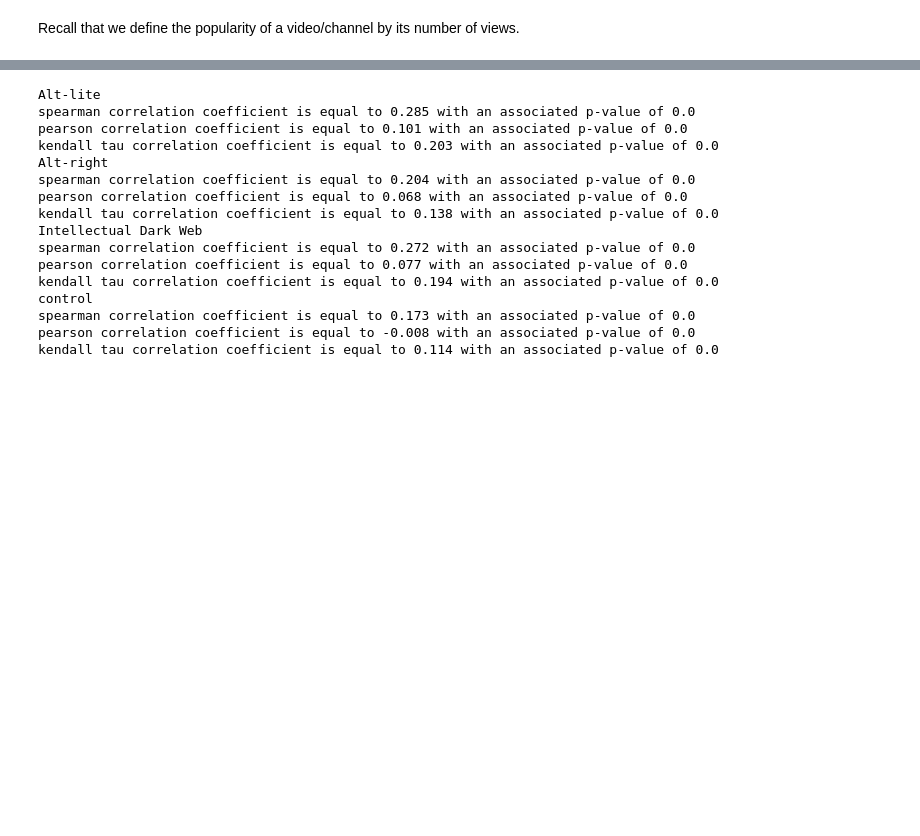
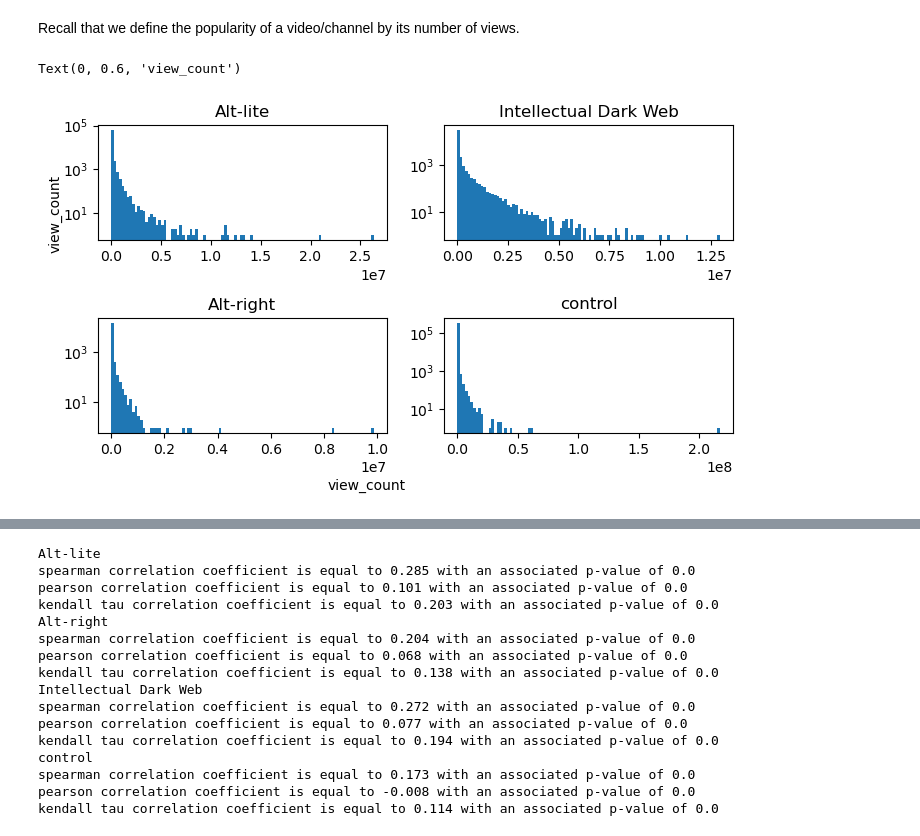
Before and after one commit to epfl-ada/ada-2022-project-strauss, a Jupyter notebook: toxic_communities.ipynb, the cells around one changed output, grey strips where cells are left out. Saved outputs shown, nothing was run; the diff lists cells and outputs as text; code cells hidden in the pictures; blank space fills up the shorter version.

```diff
--- a/toxic_communities.ipynb
+++ b/toxic_communities.ipynb
@@ -170,3 +165,23 @@ Nice that means that although they are extreme groups, the model detoxify doesn'
 Recall that we define the popularity of a video/channel by its number of views.
 # %%
 #we will do it among extreme groups, else we would need to normalize??? Maybe that would've been best?
+# %%
+#define an histogram for the distribution
+fig, ax = plt.subplots(2,2,figsize= (7,4), sharey = False, sharex = False) #chose sharey=False and sharex=False
+#as we are interested the distribution, not the exact values
+list_category=['Alt-lite', 'Alt-right', 'Intellectual Dark Web', 'control']
+
+for i in range(4):
+    sbplt = ax[i%2, math.floor(i/2)]
+    ax[i%2, math.floor(i/2)].set_yscale('log')
+    df=df_extreme.loc[df_extreme['Category']==list_category[i]]
+    sbplt.hist(df['view_count'].values, bins = 100)
+    sbplt.set_title(list_category[i])
+
+fig.tight_layout()
+
+fig.text(0.4,0, "view_count")
+fig.text(0,0.6, "view_count", rotation = 90)
+# %% [output]
+Text(0, 0.6, 'view_count')
+[figure, added]
```
Also changed, not shown: parts of 12 cells of this notebook.
